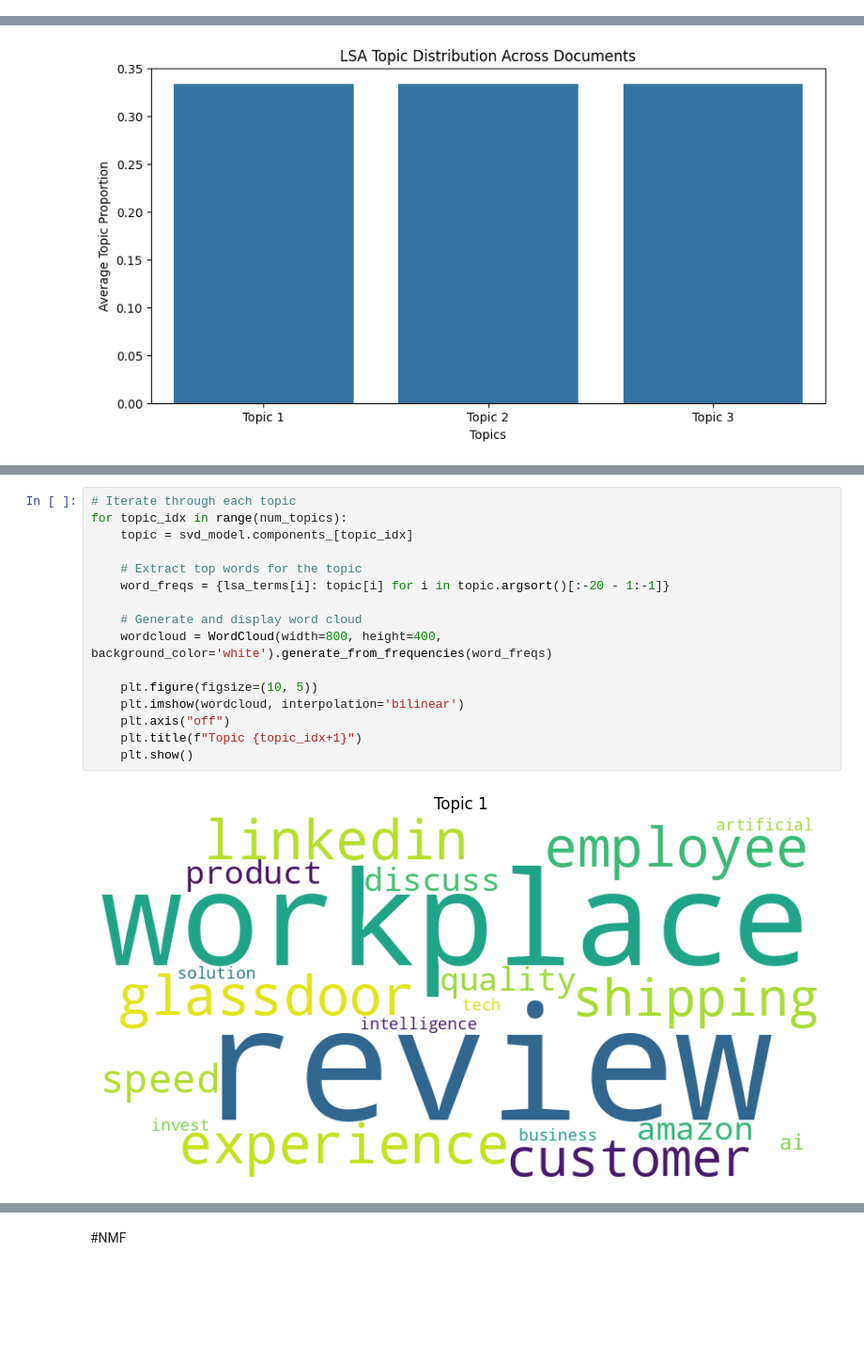
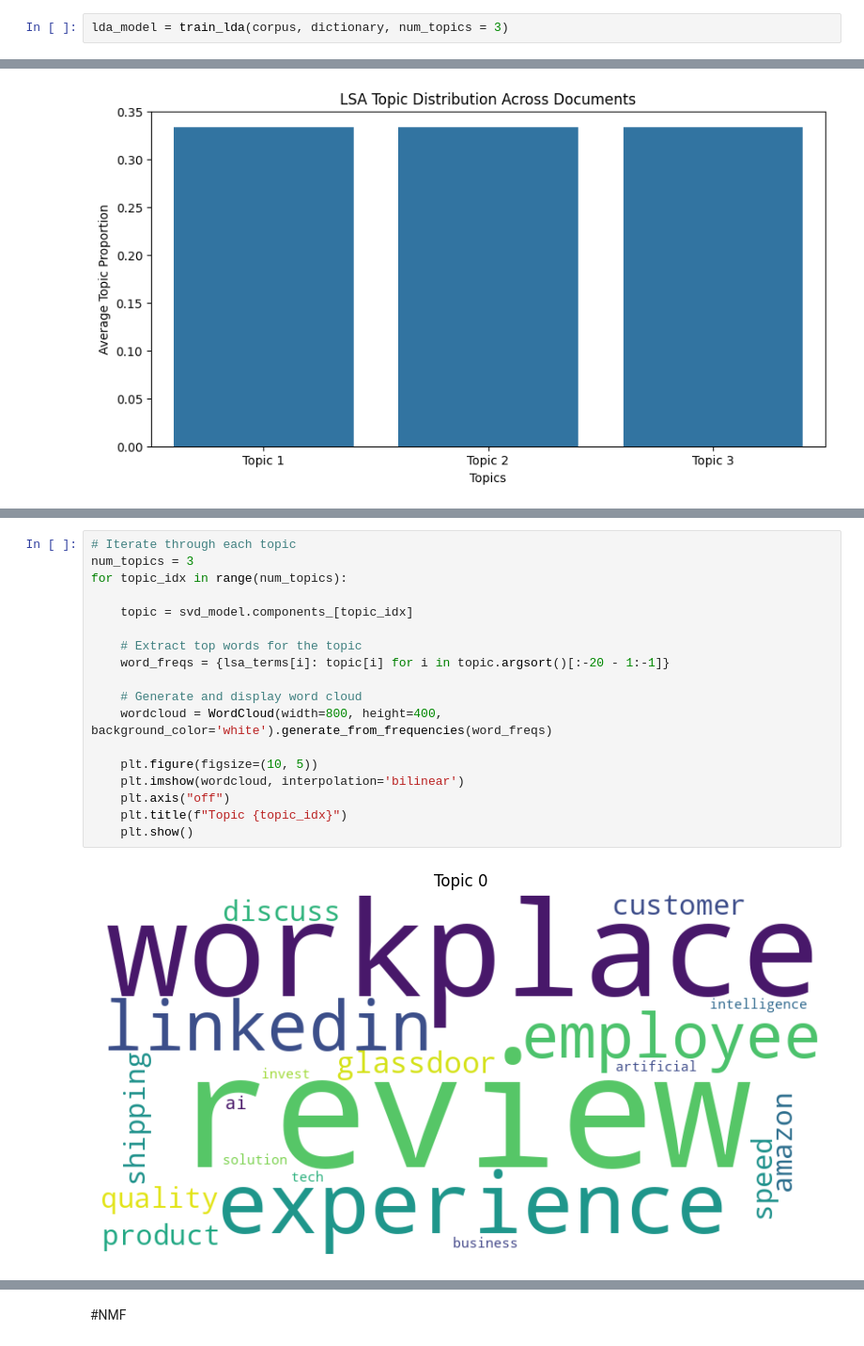
Before and after one commit to 79AceVo/Text-analytics, a Jupyter notebook: TopicModeling_LDA_LSA_NMF_.ipynb, the cells around one changed output, grey strips where cells are left out. Shown at 94% size. Drawn from its saved outputs; the diff is of its cells as text; blank space fills up the shorter version.

```diff
--- a/TopicModeling_LDA_LSA_NMF_.ipynb
+++ b/TopicModeling_LDA_LSA_NMF_.ipynb
@@ -96,3 +121,5 @@ lda_model = train_lda(corpus, dictionary)
+# %%
+lda_model = train_lda(corpus, dictionary, num_topics = 3)
 # %%
 # 5️⃣ Compute Coherence Score
 #Higher the coherence, the model is better.
@@ -313,18 +353,20 @@ plt.show()
 # %%
 # Iterate through each topic
+num_topics = 3
 for topic_idx in range(num_topics):
+
     topic = svd_model.components_[topic_idx]
 
     # Extract top words for the topic
     word_freqs = {lsa_terms[i]: topic[i] for i in topic.argsort()[:-20 - 1:-1]}
 
     # Generate and display word cloud
     wordcloud = WordCloud(width=800, height=400, background_color='white').generate_from_frequencies(word_freqs)
 
     plt.figure(figsize=(10, 5))
     plt.imshow(wordcloud, interpolation='bilinear')
     plt.axis("off")
-    plt.title(f"Topic {topic_idx+1}")
+    plt.title(f"Topic {topic_idx}")
     plt.show()
 # %% [output]
-[figure, old version]
+[figure, new version]
```
Also changed, not shown: parts of 11 cells of this notebook.
